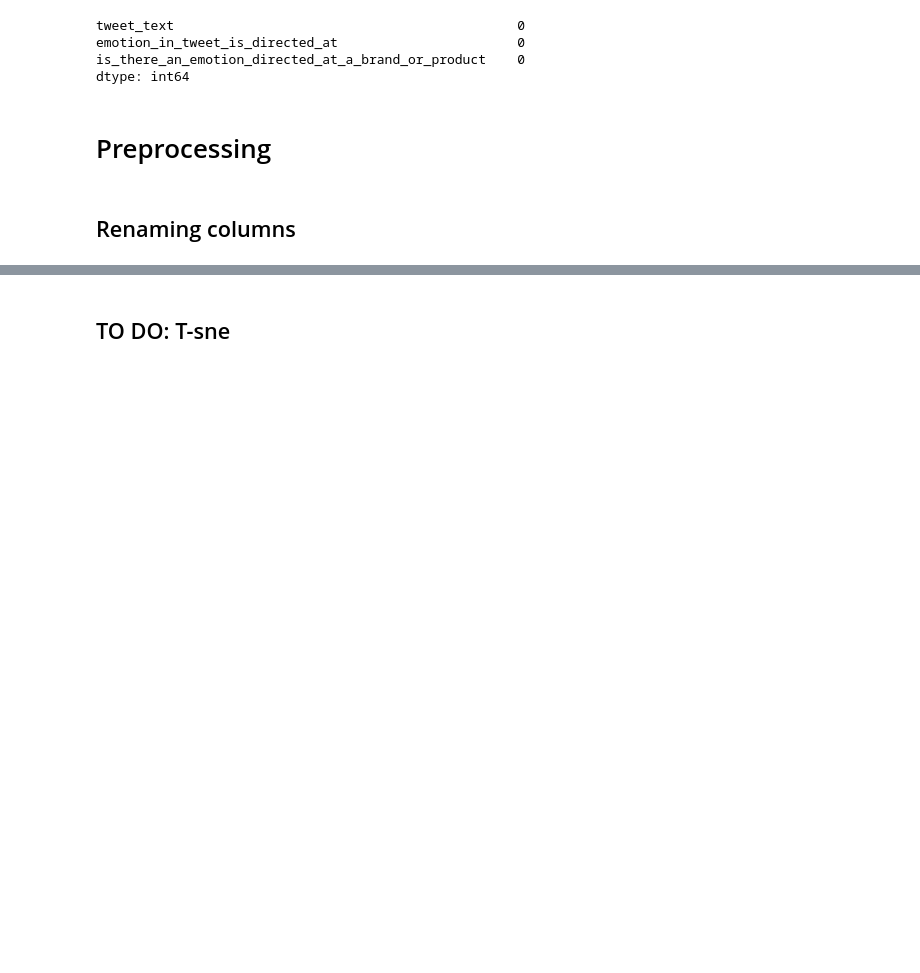
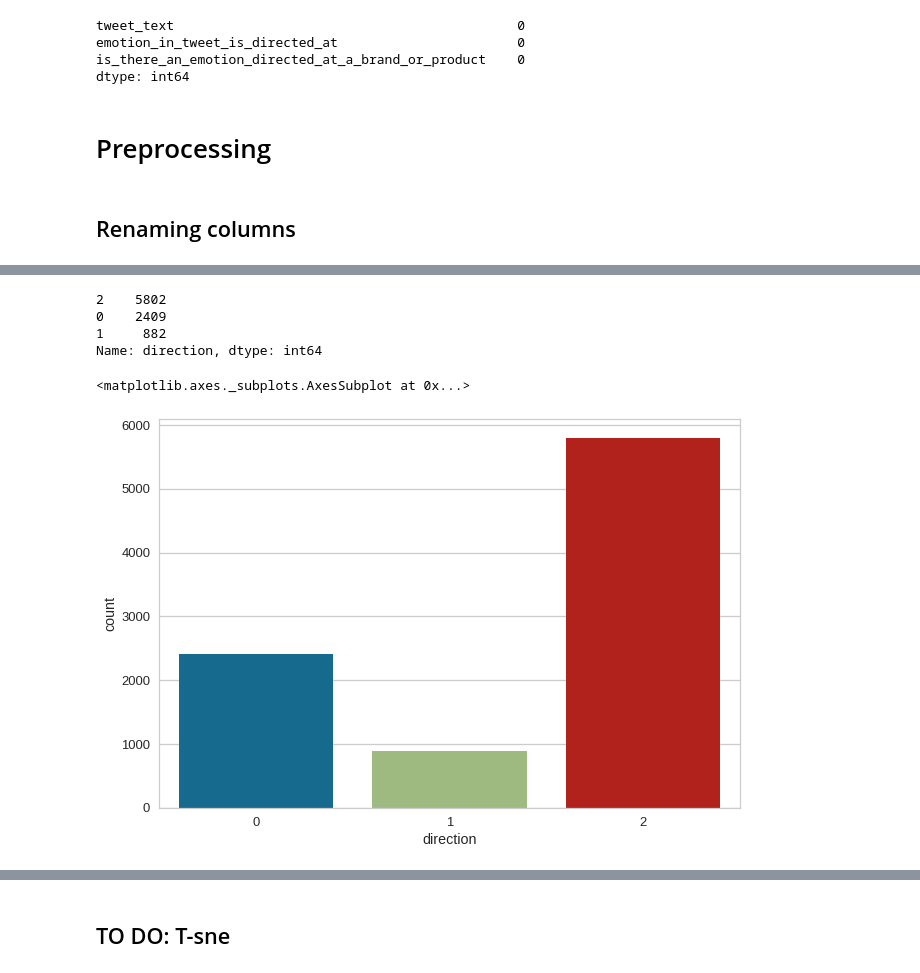
Before and after one commit to MichaelBurak/twitter_apple_sentiment, a Jupyter notebook: twitter_apple_google_sentiment.ipynb, the cells around one changed output, grey strips where cells are left out. Cells and saved outputs as stored; diff of their text form; code cells hidden in the pictures; blank space fills up the shorter version.

```diff
--- a/twitter_apple_google_sentiment.ipynb
+++ b/twitter_apple_google_sentiment.ipynb
@@ -92,3 +128,15 @@ Name: sentiment, dtype: int64
+# %%
+df.direction.value_counts(dropna=False)
+# %% [output]
+2    5802
+0    2409
+1     882
+Name: direction, dtype: int64
+# %%
+sns.countplot(df.direction)
+# %% [output]
+<matplotlib.axes._subplots.AxesSubplot at 0x...>
+[figure, added]
 # %%
 def preprocess(text):
     text = text.str.replace("(<br/>)", "")
```
Also changed, not shown: parts of 56 cells of this notebook, 1 other file.
